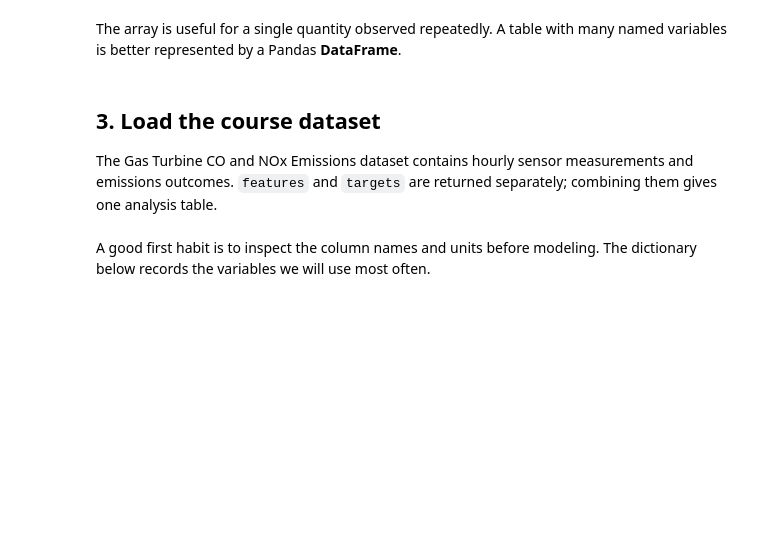
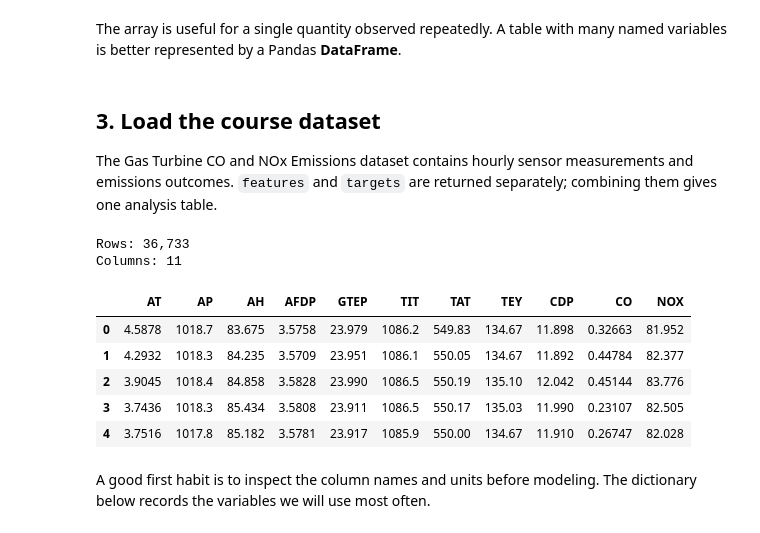
Before and after one commit to changyaochen/MECE4520, a Jupyter notebook: site/foundations/01-course-tools.ipynb, the cells around one changed output. Drawn from its saved outputs; the diff is of its cells as text; code cells hidden in the pictures; blank space fills up the shorter version.

Commit message:
Refine foundations site materials

```diff
--- a/site/foundations/01-course-tools.ipynb
+++ b/site/foundations/01-course-tools.ipynb
@@ -32,3 +22,23 @@ plt.style.use("seaborn-v0_8-whitegrid")
+# %%
+import numpy as np
+import pandas as pd
+import matplotlib.pyplot as plt
+from pathlib import Path
+from urllib.request import urlretrieve
+
+DATA_URL = (
+    "https://raw.githubusercontent.com/changyaochen/MECE4520/master/"
+    "site/data/gas-turbine-emissions.csv"
+)
+data_path = next(
+    (path for path in [Path("../data/gas-turbine-emissions.csv"), Path("site/data/gas-turbine-emissions.csv"), Path("gas-turbine-emissions.csv")] if path.exists()),
+    Path("gas-turbine-emissions.csv"),
+)
+if not data_path.exists():
+    urlretrieve(DATA_URL, data_path)
+data = pd.read_csv(data_path)
+
+plt.style.use("seaborn-v0_8-whitegrid")
 # %% [markdown]
 ## 2. Numerical arrays
 
@@ -47,14 +61,18 @@ The array is useful for a single quantity observed repeatedly. A table with many
 
 The Gas Turbine CO and NOx Emissions dataset contains hourly sensor measurements and emissions outcomes. `features` and `targets` are returned separately; combining them gives one analysis table.
 # %%
-gas_turbine = fetch_ucirepo(id=551)
-features = gas_turbine.data.features.copy()
-targets = gas_turbine.data.targets.copy()
-data = pd.concat([features, targets], axis=1)
-
 print(f"Rows: {len(data):,}")
 print(f"Columns: {data.shape[1]}")
 data.head()
+# %% [output]
+Rows: 36,733
+Columns: 11
+|  | AT | AP | AH | AFDP | GTEP | TIT | TAT | TEY | CDP | CO | NOX |
+| 0 | 4.5878 | 1018.7 | 83.675 | 3.5758 | 23.979 | 1086.2 | 549.83 | 134.67 | 11.898 | 0.32663 | 81.952 |
+| 1 | 4.2932 | 1018.3 | 84.235 | 3.5709 | 23.951 | 1086.1 | 550.05 | 134.67 | 11.892 | 0.44784 | 82.377 |
+| 2 | 3.9045 | 1018.4 | 84.858 | 3.5828 | 23.990 | 1086.5 | 550.19 | 135.10 | 12.042 | 0.45144 | 83.776 |
+| 3 | 3.7436 | 1018.3 | 85.434 | 3.5808 | 23.911 | 1086.5 | 550.17 | 135.03 | 11.990 | 0.23107 | 82.505 |
+| 4 | 3.7516 | 1017.8 | 85.182 | 3.5781 | 23.917 | 1085.9 | 550.00 | 134.67 | 11.910 | 0.26747 | 82.028 |
 # %% [markdown]
 A good first habit is to inspect the column names and units before modeling. The dictionary below records the variables we will use most often.
 # %%
```
Also changed, not shown: parts of 8 cells of this notebook, 7 other files.
